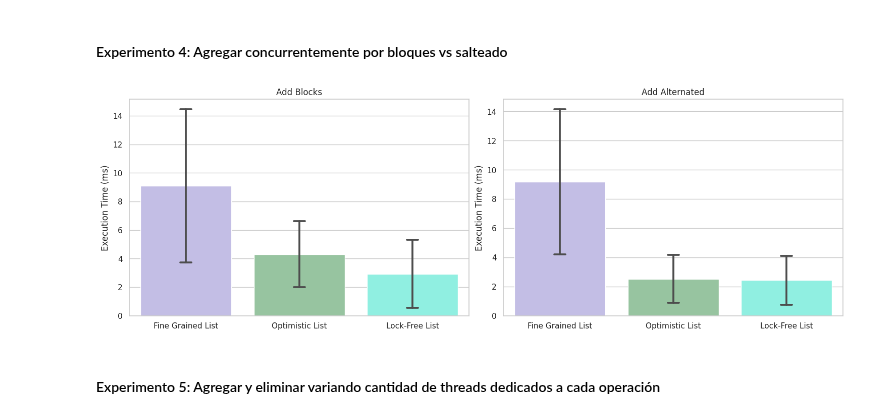
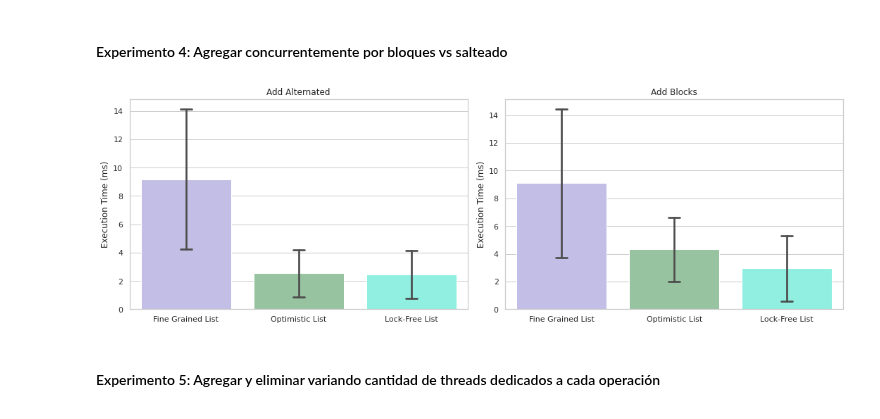
Before and after one commit to paulitapb/TP-Concurrente, a Jupyter notebook: Experimentacion/Analisis.ipynb, the cells around one changed output. Cells and saved outputs as stored; diff of their text form; code cells hidden in the pictures.

```diff
--- a/Experimentacion/Analisis.ipynb
+++ b/Experimentacion/Analisis.ipynb
@@ -119,19 +120,19 @@ plt.savefig('graficos/Experimento3.png')
 # %%
 fig, ax = plt.subplots(1, 2, figsize= (15, 5))
 plt.tight_layout()
 
-sns.barplot(experimento4ThreadsBlock, estimator= 'mean', errorbar = 'sd', n_boot=1000, ax = ax[0], capsize= 0.1, errcolor=".3")
-sns.barplot(experimento4ThreadsAlternated, estimator= 'mean', errorbar = 'sd', n_boot=1000, ax = ax[1], capsize= 0.1, errcolor=".3")
+sns.barplot(experimento4ThreadsAlternated, estimator= 'mean', errorbar = 'sd', n_boot=1000, ax = ax[0], capsize= 0.1, errcolor=".3")
+sns.barplot(experimento4ThreadsBlock, estimator= 'mean', errorbar = 'sd', n_boot=1000, ax = ax[1], capsize= 0.1, errcolor=".3")
 
 for i in range(0, 2):
     ax[i].set_ylabel("Execution Time (ms)")
 
-ax[0].set_title("Add Blocks")
-ax[1].set_title("Add Alternated")
+ax[1].set_title("Add Blocks")
+ax[0].set_title("Add Alternated")
 
-plt.savefig('graficos/Experimento4.png')
+plt.savefig('graficos/Experimento4.pdf', bbox_inches="tight")
 # %% [output]
-[figure, old version]
+[figure, new version]
 # %% [markdown]
 #### Experimento 5: Agregar y eliminar variando cantidad de threads dedicados a cada operación
 # %%
```
Also changed, not shown: parts of 7 cells of this notebook, 26 other files.
